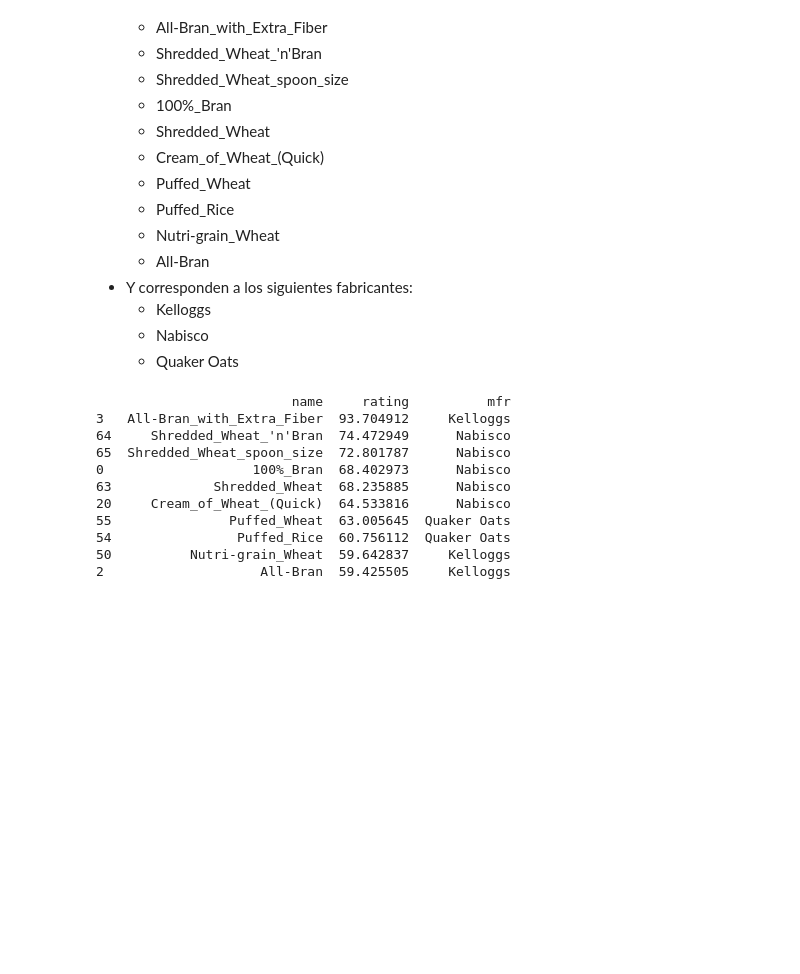
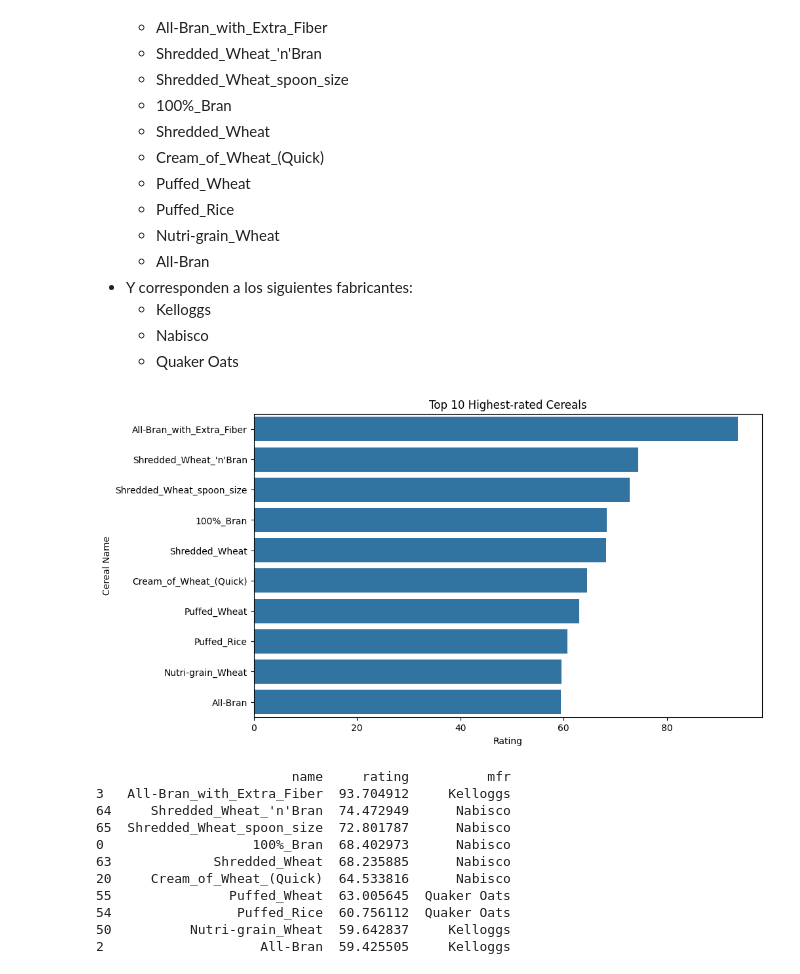
Before and after one commit to Janet16180/grupo_6_ciencia_de_datos, a Jupyter notebook: Actividad7PCA.ipynb, the cells around one changed output. Drawn from its saved outputs; the diff is of its cells as text; code cells hidden in the pictures; blank space fills up the shorter version.

```diff
--- a/Actividad7PCA.ipynb
+++ b/Actividad7PCA.ipynb
@@ -229,4 +229,16 @@ The interquartile range (IQR) of 'rating' is between 33.174094 and 50.828392.
     - Kelloggs
     - Nabisco
     - Quaker Oats
+# %%
+top_10_cereals_df = cereals_df.sort_values(by='rating', ascending=False).head(10)
+
+# Create a bar plot
+plt.figure(figsize=(10, 6))
+sns.barplot(x='rating', y='name', data=top_10_cereals_df)
+plt.title('Top 10 Highest-rated Cereals')
+plt.xlabel('Rating')
+plt.ylabel('Cereal Name')
+plt.show()
+# %% [output]
+[figure, added]
 # %%
```
Also changed, not shown: parts of 3 cells of this notebook.
